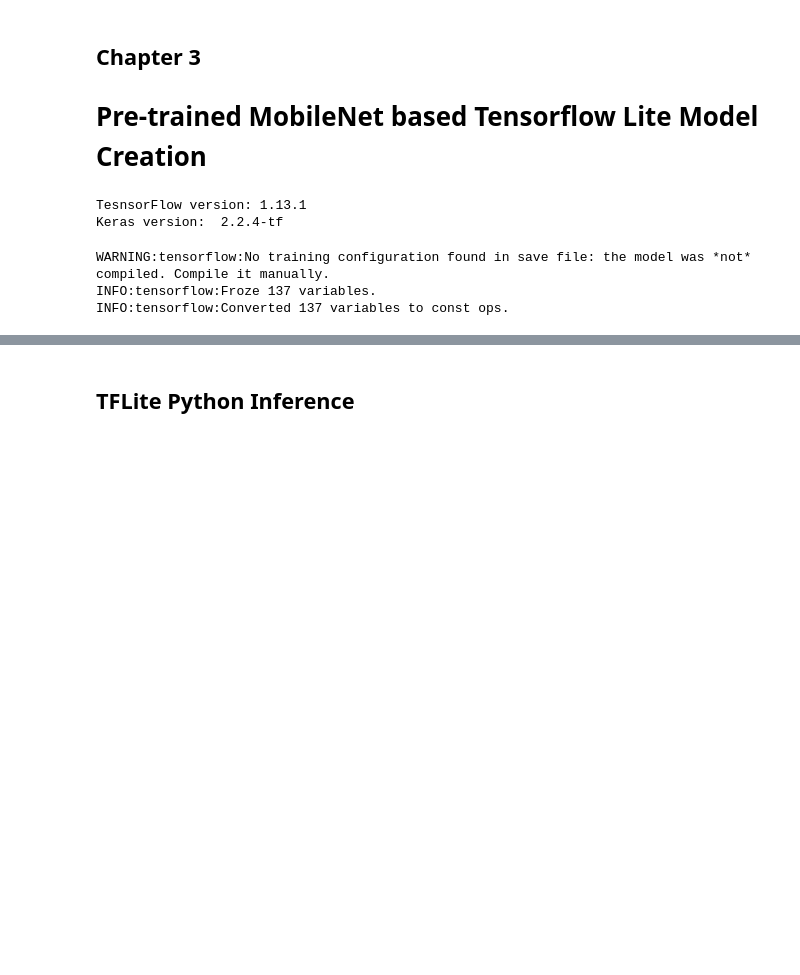
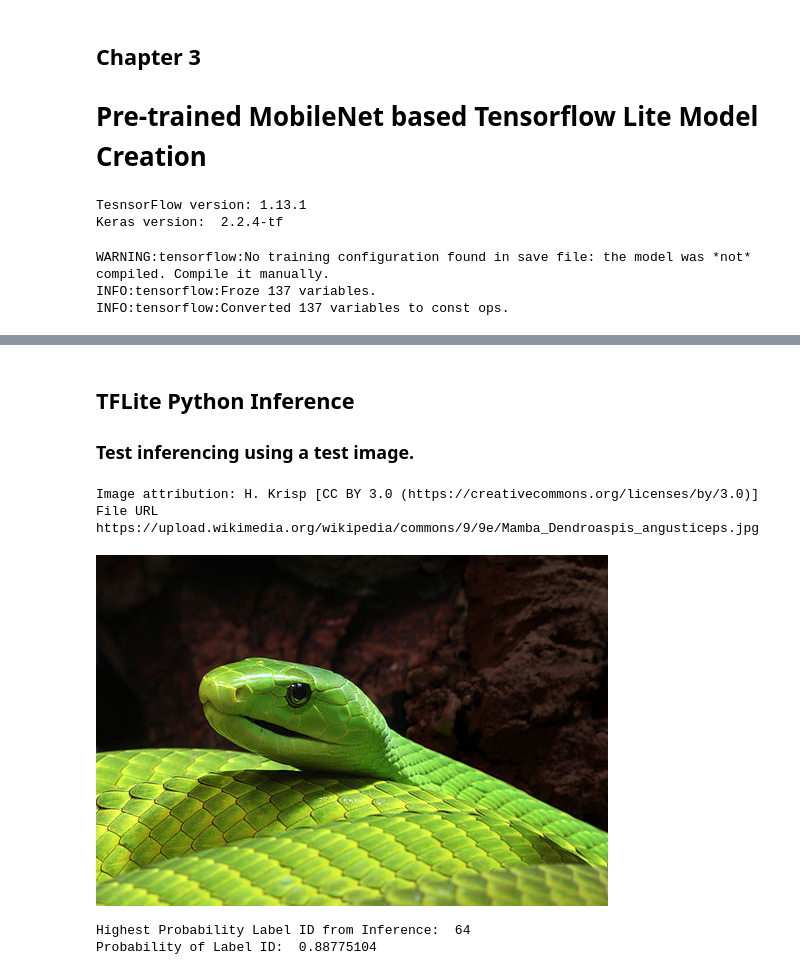
Before and after one commit to PacktPublishing/Hands-On-Deep-Learning-for-Mobile, a Jupyter notebook: Chapter3/Ch3_1_PreTrained_MobileNet.ipynb, the cells around one changed output, grey strips where cells are left out. Cells and saved outputs as stored; diff of their text form; code cells hidden in the pictures; blank space fills up the shorter version.

Commit message:
Python TFLite inference addition
Added TFLite inference example and impact of model specific input data preprocessing

```diff
--- a/Chapter3/Ch3_1_PreTrained_MobileNet.ipynb
+++ b/Chapter3/Ch3_1_PreTrained_MobileNet.ipynb
@@ -55,2 +55,3 @@ ls *.h5 *.tflite
 # %% [markdown]
 ## TFLite Python Inference
+### Test inferencing using a test image.
@@ -58,0 +58,41 @@ ls *.h5 *.tflite
+# %%
+from PIL import Image
+from IPython.display import display
+import numpy as np
+
+print("Image attribution: H. Krisp [CC BY 3.0 (https://creativecommons.org/licenses/by/3.0)]")
+print("File URL https://upload.wikimedia.org/wikipedia/commons/9/9e/Mamba_Dendroaspis_angusticeps.jpg")
+img = Image.open('Ch3data\mamba.jpg')
+display(img)
+
+# convert image to imagenet input scale
+img2 = img.resize((224, 224), Image.ANTIALIAS)
+
+# Load TFLite model and allocate tensors.
+interpreter = tf.lite.Interpreter(model_path=MY_FIRST_NW_MobileNet_Tflite)
+interpreter.allocate_tensors()
+
+# Get input and output tensors.
+input_details = interpreter.get_input_details()
+output_details = interpreter.get_output_details()
+
+# Test model on random input data.
+input_shape = input_details[0]['shape']
+#input_data = np.array(np.random.random_sample(input_shape), dtype=np.float32)
+
+img3 = np.asarray(img2, dtype=np.float32)/255.0
+img3 = img3.reshape(input_shape)
+input_data = img3
+interpreter.set_tensor(input_details[0]['index'], input_data)
+
+interpreter.invoke()
+output_data = interpreter.get_tensor(output_details[0]['index'])
+
+print ("\nHighest Probability Label ID from Inference: ", np.argmax(output_data[0]))
+print ("Probability of Label ID: ", output_data[0][np.argmax(output_data[0])])
+# %% [output]
+Image attribution: H. Krisp [CC BY 3.0 (https://creativecommons.org/licenses/by/3.0)]
+File URL https://upload.wikimedia.org/wikipedia/commons/9/9e/Mamba_Dendroaspis_angusticeps.jpg
+[figure, added]
+Highest Probability Label ID from Inference:  64
+Probability of Label ID:  0.88775104
```
Also changed, not shown: parts of 5 cells of this notebook, 2 other files.
